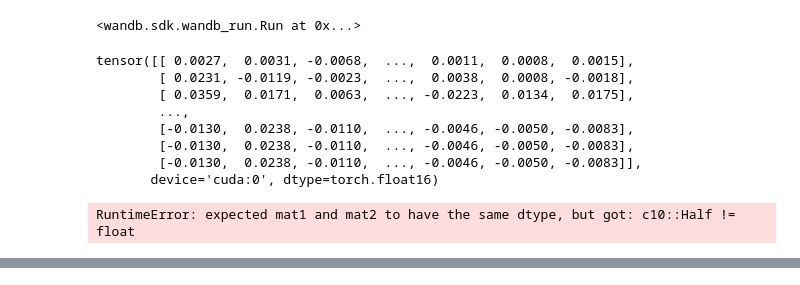
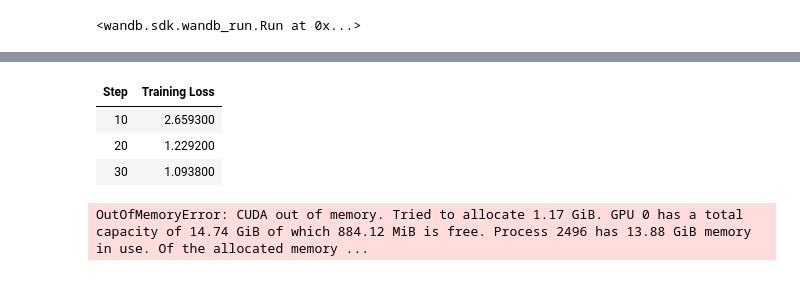
Before and after one commit to 11kartheek/Llava-llama-3.2-1b, a Jupyter notebook: working_training.ipynb, the cells around one changed output, grey strips where cells are left out. Saved outputs shown, nothing was run; the diff lists cells and outputs as text; code cells hidden in the pictures.

```diff
--- a/working_training.ipynb
+++ b/working_training.ipynb
@@ -94,13 +89,14 @@ bnb_config = BitsAndBytesConfig(
     load_in_4bit=True,
     bnb_4bit_use_double_quant=True,
     bnb_4bit_quant_type="nf4",
-    bnb_4bit_compute_dtype=torch.float16
+#     bnb_4bit_compute_dtype=torch.float16
 )
 model_name = "meta-llama/Llama-3.2-1B-Instruct"
 
 model = AutoModelForCausalLM.from_pretrained(
     model_name,
     quantization_config=bnb_config,
+    torch_dtype = torch.float32,
     trust_remote_code=True
 )
 # %% [output]
@@ -193,7 +173,7 @@ class PHI2WithMLP(nn.Module):
             # If labels correspond only to text tokens, pad them to match the new sequence length
             if image_embeddings is not None:
                 label_padding = torch.full(
-                    (batch_size, image_embedding_length), -100, device=labels.device  # Use -100 for ignore index
+                    (batch_size, image_embedding_length), 1, device=labels.device  # Use -100 for ignore index
                 )
                 new_labels = torch.cat([label_padding,labels], dim=1)
             else:
@@ -470,11 +447,0 @@ i_u = dataset[0]['input_ids']
-# %%
-model.get_input_embeddings()(i_u).to(device)
-# %% [output]
-tensor([[ 0.0027,  0.0031, -0.0068,  ...,  0.0011,  0.0008,  0.0015],
-        [ 0.0231, -0.0119, -0.0023,  ...,  0.0038,  0.0008, -0.0018],
-        [ 0.0359,  0.0171,  0.0063,  ..., -0.0223,  0.0134,  0.0175],
-        ...,
-        [-0.0130,  0.0238, -0.0110,  ..., -0.0046, -0.0050, -0.0083],
-        [-0.0130,  0.0238, -0.0110,  ..., -0.0046, -0.0050, -0.0083],
-        [-0.0130,  0.0238, -0.0110,  ..., -0.0046, -0.0050, -0.0083]],
-       device='cuda:0', dtype=torch.float16)
@@ -485,13 +448,9 @@ i_e = dataset[0]['image_embeddings'].half().to(device)
-# %%
-mlp_projection(i_e).dtype
-# %% [output]
-RuntimeError: expected mat1 and mat2 to have the same dtype, but got: c10::Half != float
 # %%
 
 from transformers import TrainingArguments
 
 output_dir = "./results"
-per_device_train_batch_size = 8
+per_device_train_batch_size = 4
 gradient_accumulation_steps = 4
 optim = "paged_adamw_32bit"
 save_steps = 10000
@@ -503,12 +462,13 @@ lr_scheduler_type = "cosine"
 
 training_args = TrainingArguments(
     output_dir="./results",
-    per_device_train_batch_size=4,
+    per_device_train_batch_size=per_device_train_batch_size,
     num_train_epochs=1,
     save_steps=save_steps,
     logging_steps=logging_steps,
     learning_rate=learning_rate,
-#     fp16=True,
+    lr_scheduler_type=lr_scheduler_type,
+    fp16=False,
     weight_decay=0.01,
     remove_unused_columns=False,
 )
@@ -536,3 +494,8 @@ Original Traceback (most recent call last):
+| Step | Training Loss |
+| 10 | 2.659300 |
+| 20 | 1.229200 |
+| 30 | 1.093800 |
+OutOfMemoryError: CUDA out of memory. Tried to allocate 1.17 GiB. GPU 0 has a total capacity of 14.74 GiB of which 884.12 MiB is free. Process 2496 has 13.88 GiB memory in use. Of the allocated memory ...
 # %%
 image_paths = df['image'].tolist()
 text_inputs = df['input'].tolist()
```
Also changed, not shown: parts of 18 cells of this notebook.
